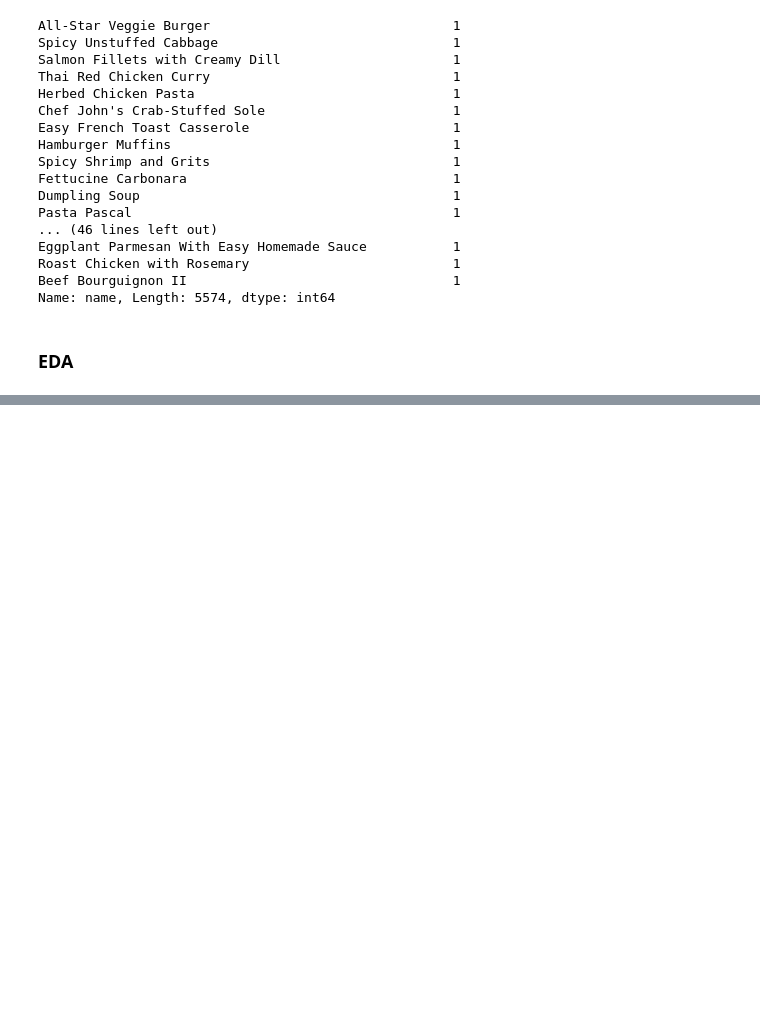
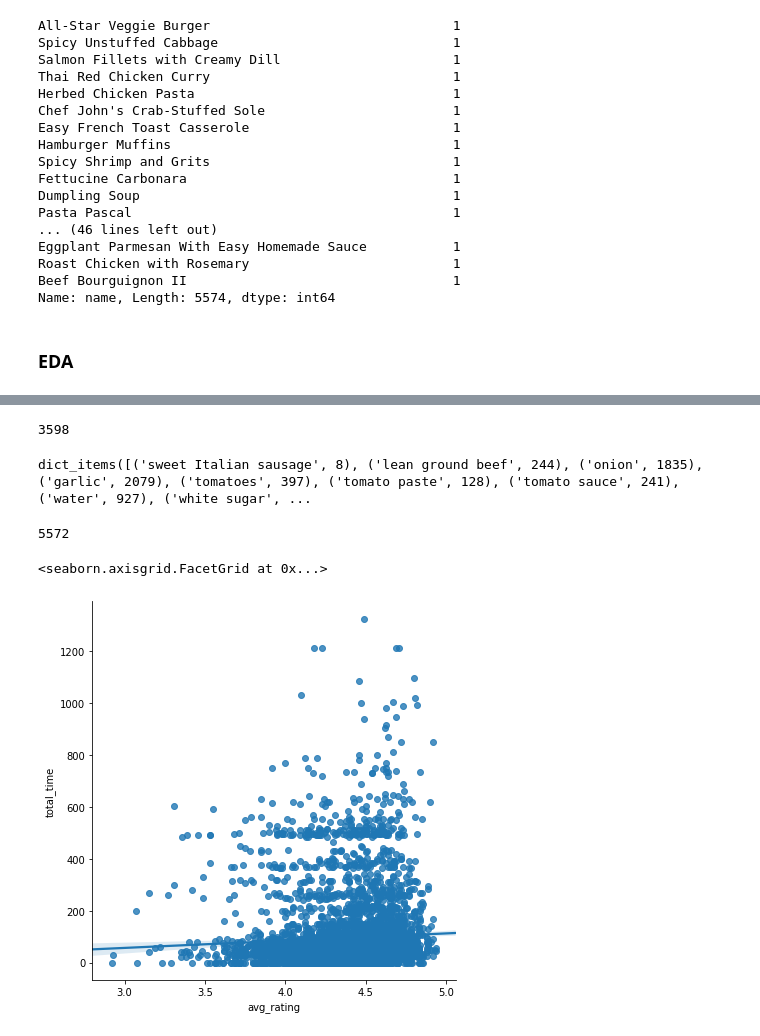
Before and after one commit to stephkendall/Recipe_Recs, a Jupyter notebook: EDA.ipynb, the cells around one changed output, grey strips where cells are left out. Drawn from its saved outputs; the diff is of its cells as text; code cells hidden in the pictures; blank space fills up the shorter version.

```diff
--- a/EDA.ipynb
+++ b/EDA.ipynb
@@ -263,0 +395,12 @@ plt.show()
+# %%
+# see how many unique ingredients there are
+sorted(w.items())
+# %% [output]
+3598
+# %%
+w.items()
+# %% [output]
+dict_items([('sweet Italian sausage', 8), ('lean ground beef', 244), ('onion', 1835), ('garlic', 2079), ('tomatoes', 397), ('tomato paste', 128), ('tomato sauce', 241), ('water', 927), ('white sugar', ...
+# %%
+df.rename(columns={'total time (min)':'total_time', 'avg. rating':'avg_rating'},inplace=True)
+df.drop(columns=['cleaned_ings'],inplace=True)
@@ -263,0 +409,13 @@ plt.show()
+# %%
+pltY = (df.loc[df['total_time'] != 0])
+pltX = (pltY.loc[pltY['avg_rating'] != 0])
+# %%
+len(pltX)
+# %% [output]
+5572
+# %%
+sns.lmplot(x='avg_rating', y='total_time',
+           data=pltX, size=6)
+# %% [output]
+<seaborn.axisgrid.FacetGrid at 0x...>
+[figure, added]
```
Also changed, not shown: parts of 42 cells of this notebook, 12 other files.
